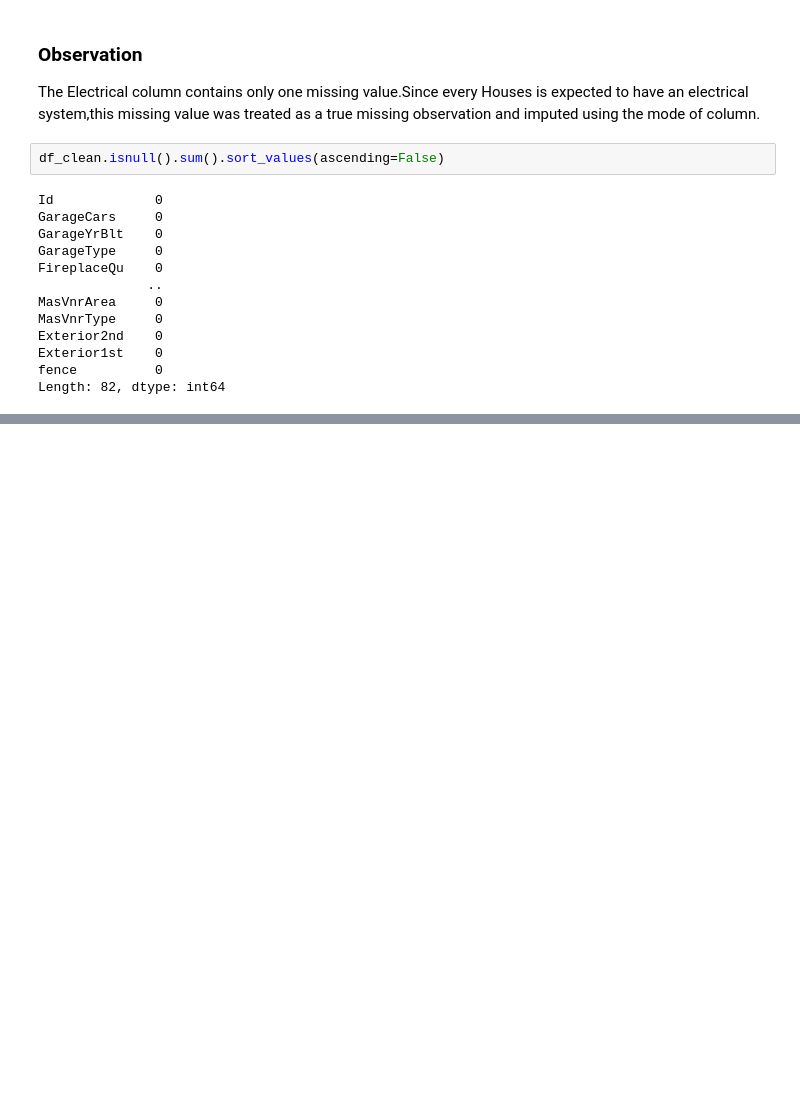
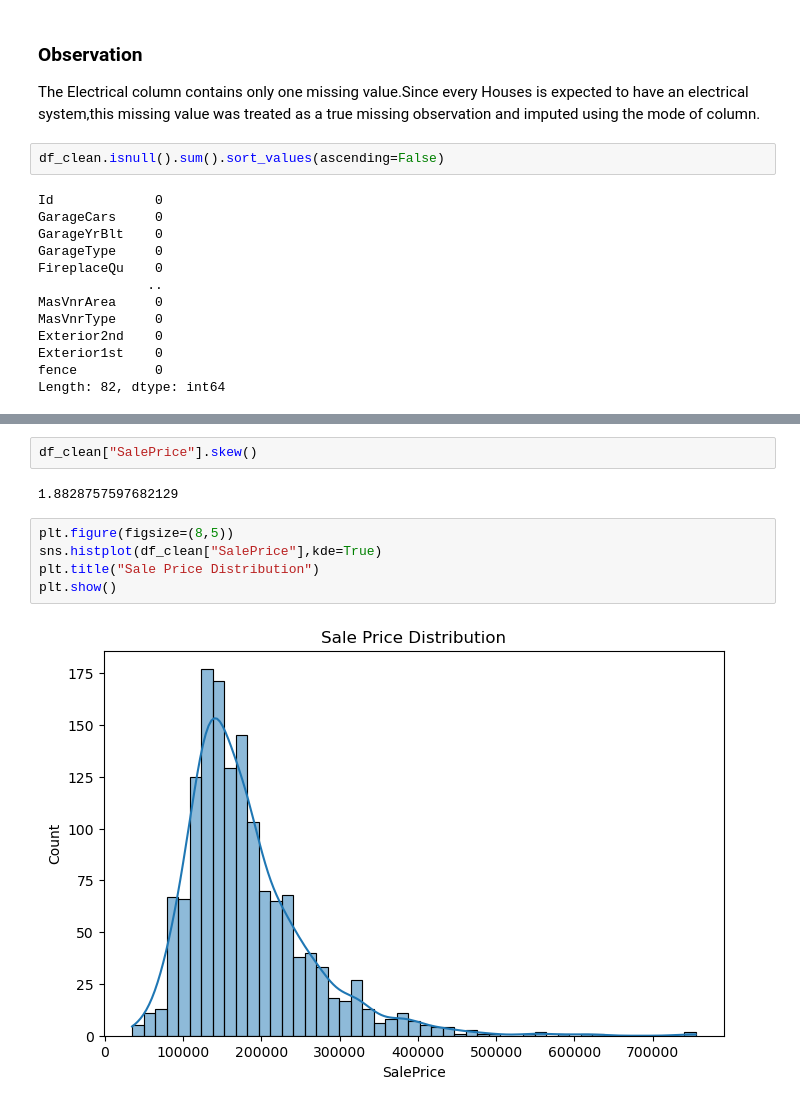
Before and after one commit to MIAykk/House-Prices, a Jupyter notebook: notebooks/House Prices.ipynb, the cells around one changed output, grey strips where cells are left out. Saved outputs shown, nothing was run; the diff lists cells and outputs as text; blank space fills up the shorter version.

Commit message:
Analyze features related to SalePrice

```diff
--- a/notebooks/House Prices.ipynb
+++ b/notebooks/House Prices.ipynb
@@ -647,0 +662,11 @@ Length: 82, dtype: int64
+# %%
+df_clean["SalePrice"].skew()
+# %% [output]
+1.8828757597682129
+# %%
+plt.figure(figsize=(8,5))
+sns.histplot(df_clean["SalePrice"],kde=True)
+plt.title("Sale Price Distribution")
+plt.show()
+# %% [output]
+[figure, added]
```
Also changed, not shown: parts of 36 cells of this notebook.
